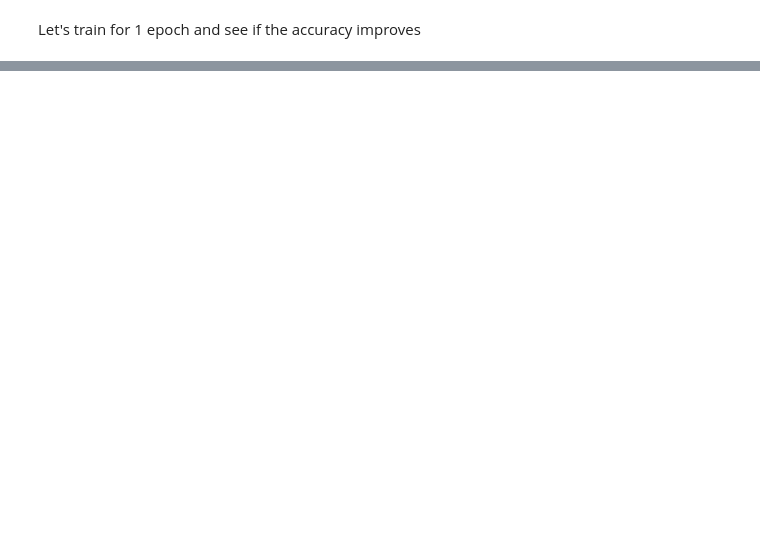
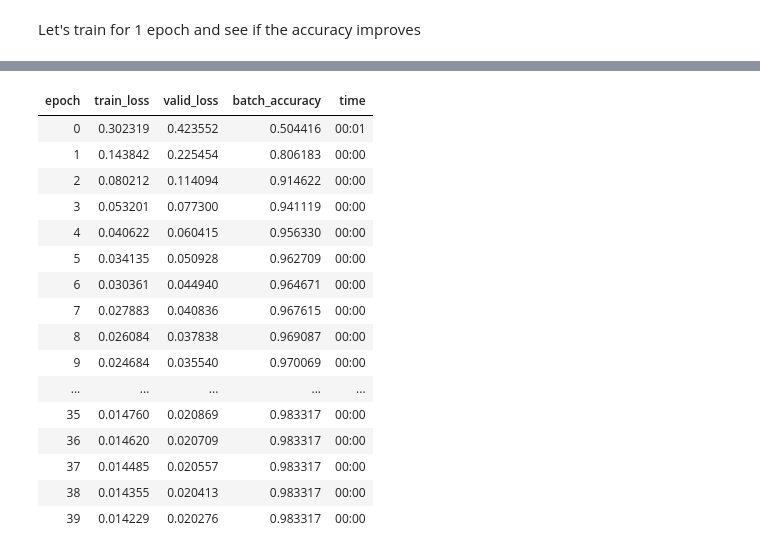
Before and after one commit to skiiyuru/mnist_3_or_7, a Jupyter notebook: notes.ipynb, the cells around one changed output, grey strips where cells are left out. Saved outputs shown, nothing was run; the diff lists cells and outputs as text; code cells hidden in the pictures; blank space fills up the shorter version.

```diff
--- a/notes.ipynb
+++ b/notes.ipynb
@@ -524,0 +673,20 @@ for i in range(20):
+# %%
+learn.fit(40, 0.1)
+# %% [output]
+| epoch | train_loss | valid_loss | batch_accuracy | time |
+| 0 | 0.302319 | 0.423552 | 0.504416 | 00:01 |
+| 1 | 0.143842 | 0.225454 | 0.806183 | 00:00 |
+| 2 | 0.080212 | 0.114094 | 0.914622 | 00:00 |
+| 3 | 0.053201 | 0.077300 | 0.941119 | 00:00 |
+| 4 | 0.040622 | 0.060415 | 0.956330 | 00:00 |
+| 5 | 0.034135 | 0.050928 | 0.962709 | 00:00 |
+| 6 | 0.030361 | 0.044940 | 0.964671 | 00:00 |
+| 7 | 0.027883 | 0.040836 | 0.967615 | 00:00 |
+| 8 | 0.026084 | 0.037838 | 0.969087 | 00:00 |
+| 9 | 0.024684 | 0.035540 | 0.970069 | 00:00 |
+| ... | ... | ... | ... | ... |
+| 35 | 0.014760 | 0.020869 | 0.983317 | 00:00 |
+| 36 | 0.014620 | 0.020709 | 0.983317 | 00:00 |
+| 37 | 0.014485 | 0.020557 | 0.983317 | 00:00 |
+| 38 | 0.014355 | 0.020413 | 0.983317 | 00:00 |
+| 39 | 0.014229 | 0.020276 | 0.983317 | 00:00 |
```
Also changed, not shown: parts of 37 cells of this notebook.
